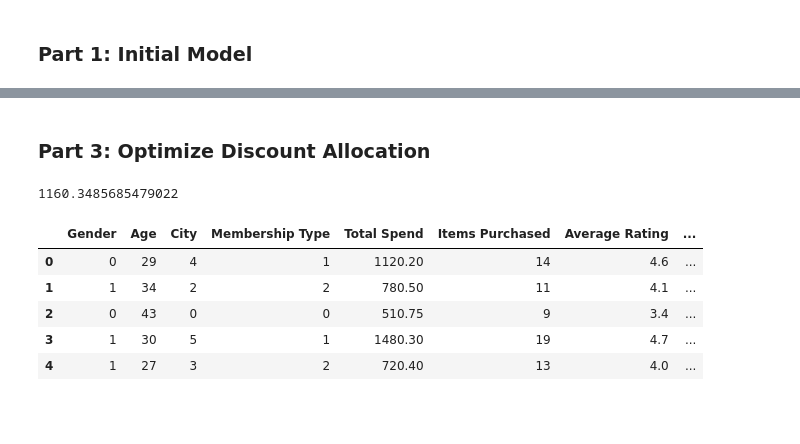
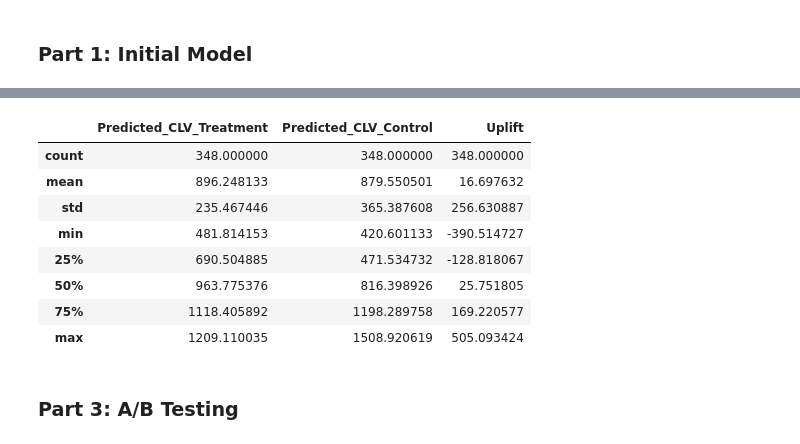
Before and after one commit to scottpitcher/ecommerce-marketing-analytics-optimization, a Jupyter notebook: clv_optimization_model.ipynb, the cells around one changed output, grey strips where cells are left out. Saved outputs shown, nothing was run; the diff lists cells and outputs as text; code cells hidden in the pictures; blank space fills up the shorter version.

```diff
--- a/clv_optimization_model.ipynb
+++ b/clv_optimization_model.ipynb
@@ -126,0 +75,4 @@ Index(['Gender', 'Age', 'City', 'Items Purchased', 'Average Rating',
+# %%
+# Define the features and target for treatment group
+X_treatment = treatment.drop(columns = "Total Spend")
+y_treatment = treatment['Total Spend']
@@ -145,0 +85,8 @@ Gradient Boosting RMSE: 16.13
+# %%
+# Initialize models
+treatment_model = GradientBoostingRegressor(random_state=42)
+control_model = GradientBoostingRegressor(random_state=42)
+
+# Train models
+treatment_model.fit(X_treatment, y_treatment)
+control_model.fit(X_control, y_control)
@@ -146,20 +113,14 @@ Gradient Boosting RMSE: 16.13
+# %%
+data[['Predicted_CLV_Treatment','Predicted_CLV_Control','Uplift']].describe()
+# %% [output]
+|  | Predicted_CLV_Treatment | Predicted_CLV_Control | Uplift |
+| count | 348.000000 | 348.000000 | 348.000000 |
+| mean | 896.248133 | 879.550501 | 16.697632 |
+| std | 235.467446 | 365.387608 | 256.630887 |
+| min | 481.814153 | 420.601133 | -390.514727 |
+| 25% | 690.504885 | 471.534732 | -128.818067 |
+| 50% | 963.775376 | 816.398926 | 25.751805 |
+| 75% | 1118.405892 | 1198.289758 | 169.220577 |
+| max | 1209.110035 | 1508.920619 | 505.093424 |
 # %% [markdown]
-### Part 3: Optimize Discount Allocation
+### Part 3: A/B Testing
-# %%
-discount_threshold = np.percentile(gbr.predict(X_selected), 75)  # Top 25% of predicted CLV
-print(discount_threshold)
-# %% [output]
-1160.3485685479022
-# %%
-# Assign discounts based on the predicted CLV
-data['Predicted_CLV'] = gbr.predict(X_selected)
-data['Discount_Target'] = np.where(data['Predicted_CLV'] >= discount_threshold, 1, 0)
-
-data.head()
-# %% [output]
-|  | Gender | Age | City | Membership Type | Total Spend | Items Purchased | Average Rating | ... |
-| 0 | 0 | 29 | 4 | 1 | 1120.20 | 14 | 4.6 | ... |
-| 1 | 1 | 34 | 2 | 2 | 780.50 | 11 | 4.1 | ... |
-| 2 | 0 | 43 | 0 | 0 | 510.75 | 9 | 3.4 | ... |
-| 3 | 1 | 30 | 5 | 1 | 1480.30 | 19 | 4.7 | ... |
-| 4 | 1 | 27 | 3 | 2 | 720.40 | 13 | 4.0 | ... |
```
Also changed, not shown: parts of 29 cells of this notebook.
